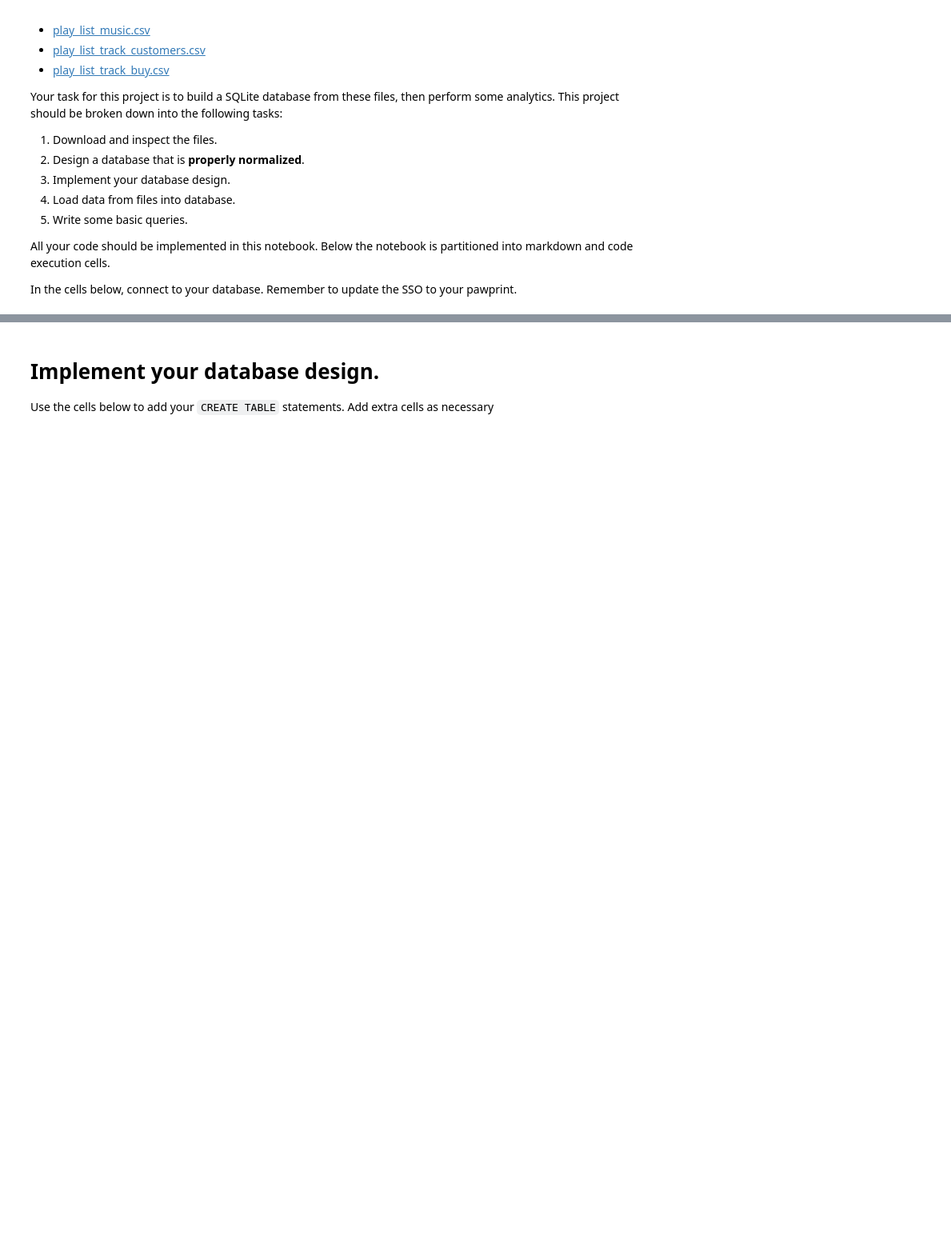
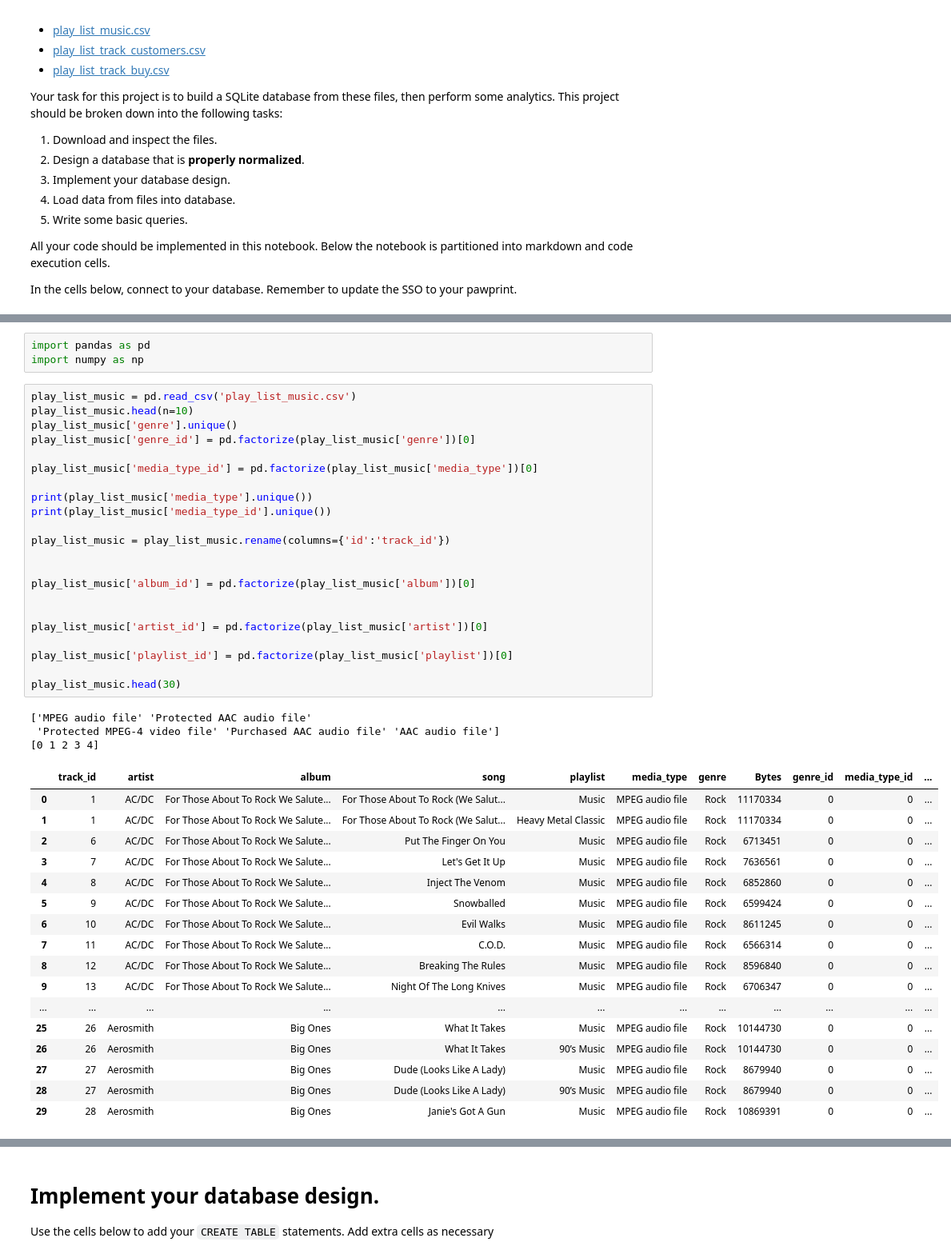
Before and after one commit to may96cc/f21dsa7030, a Jupyter notebook: module6/exercises/NormalizeAndLoad.ipynb, the cells around one changed output, grey strips where cells are left out. Shown at 80% size. Drawn from its saved outputs; the diff is of its cells as text; blank space fills up the shorter version.

```diff
--- a/module6/exercises/NormalizeAndLoad.ipynb
+++ b/module6/exercises/NormalizeAndLoad.ipynb
@@ -28,0 +38,46 @@ database = 'dsa_student'
+# %%
+import pandas as pd
+import numpy as np
+# %%
+play_list_music = pd.read_csv('play_list_music.csv')
+play_list_music.head(n=10)
+play_list_music['genre'].unique()
+play_list_music['genre_id'] = pd.factorize(play_list_music['genre'])[0]
+
+play_list_music['media_type_id'] = pd.factorize(play_list_music['media_type'])[0]
+
+print(play_list_music['media_type'].unique())
+print(play_list_music['media_type_id'].unique())
+
+play_list_music = play_list_music.rename(columns={'id':'track_id'})
+
+
+play_list_music['album_id'] = pd.factorize(play_list_music['album'])[0]
+
+
+play_list_music['artist_id'] = pd.factorize(play_list_music['artist'])[0]
+
+play_list_music['playlist_id'] = pd.factorize(play_list_music['playlist'])[0]
+
+play_list_music.head(30)
+# %% [output]
+['MPEG audio file' 'Protected AAC audio file'
+ 'Protected MPEG-4 video file' 'Purchased AAC audio file' 'AAC audio file']
+[0 1 2 3 4]
+|  | track_id | artist | album | song | playlist | media_type | genre | Bytes | genre_id | media_type_id | ... |
+| 0 | 1 | AC/DC | For Those About To Rock We Salute... | For Those About To Rock (We Salut... | Music | MPEG audio file | Rock | 11170334 | 0 | 0 | ... |
+| 1 | 1 | AC/DC | For Those About To Rock We Salute... | For Those About To Rock (We Salut... | Heavy Metal Classic | MPEG audio file | Rock | 11170334 | 0 | 0 | ... |
+| 2 | 6 | AC/DC | For Those About To Rock We Salute... | Put The Finger On You | Music | MPEG audio file | Rock | 6713451 | 0 | 0 | ... |
+| 3 | 7 | AC/DC | For Those About To Rock We Salute... | Let's Get It Up | Music | MPEG audio file | Rock | 7636561 | 0 | 0 | ... |
+| 4 | 8 | AC/DC | For Those About To Rock We Salute... | Inject The Venom | Music | MPEG audio file | Rock | 6852860 | 0 | 0 | ... |
+| 5 | 9 | AC/DC | For Those About To Rock We Salute... | Snowballed | Music | MPEG audio file | Rock | 6599424 | 0 | 0 | ... |
+| 6 | 10 | AC/DC | For Those About To Rock We Salute... | Evil Walks | Music | MPEG audio file | Rock | 8611245 | 0 | 0 | ... |
+| 7 | 11 | AC/DC | For Those About To Rock We Salute... | C.O.D. | Music | MPEG audio file | Rock | 6566314 | 0 | 0 | ... |
+| 8 | 12 | AC/DC | For Those About To Rock We Salute... | Breaking The Rules | Music | MPEG audio file | Rock | 8596840 | 0 | 0 | ... |
+| 9 | 13 | AC/DC | For Those About To Rock We Salute... | Night Of The Long Knives | Music | MPEG audio file | Rock | 6706347 | 0 | 0 | ... |
+| ... | ... | ... | ... | ... | ... | ... | ... | ... | ... | ... | ... |
+| 25 | 26 | Aerosmith | Big Ones | What It Takes | Music | MPEG audio file | Rock | 10144730 | 0 | 0 | ... |
+| 26 | 26 | Aerosmith | Big Ones | What It Takes | 90’s Music | MPEG audio file | Rock | 10144730 | 0 | 0 | ... |
+| 27 | 27 | Aerosmith | Big Ones | Dude (Looks Like A Lady) | Music | MPEG audio file | Rock | 8679940 | 0 | 0 | ... |
+| 28 | 27 | Aerosmith | Big Ones | Dude (Looks Like A Lady) | 90’s Music | MPEG audio file | Rock | 8679940 | 0 | 0 | ... |
+| 29 | 28 | Aerosmith | Big Ones | Janie's Got A Gun | Music | MPEG audio file | Rock | 10869391 | 0 | 0 | ... |
```
Also changed, not shown: parts of 56 cells of this notebook, 1 other file.
